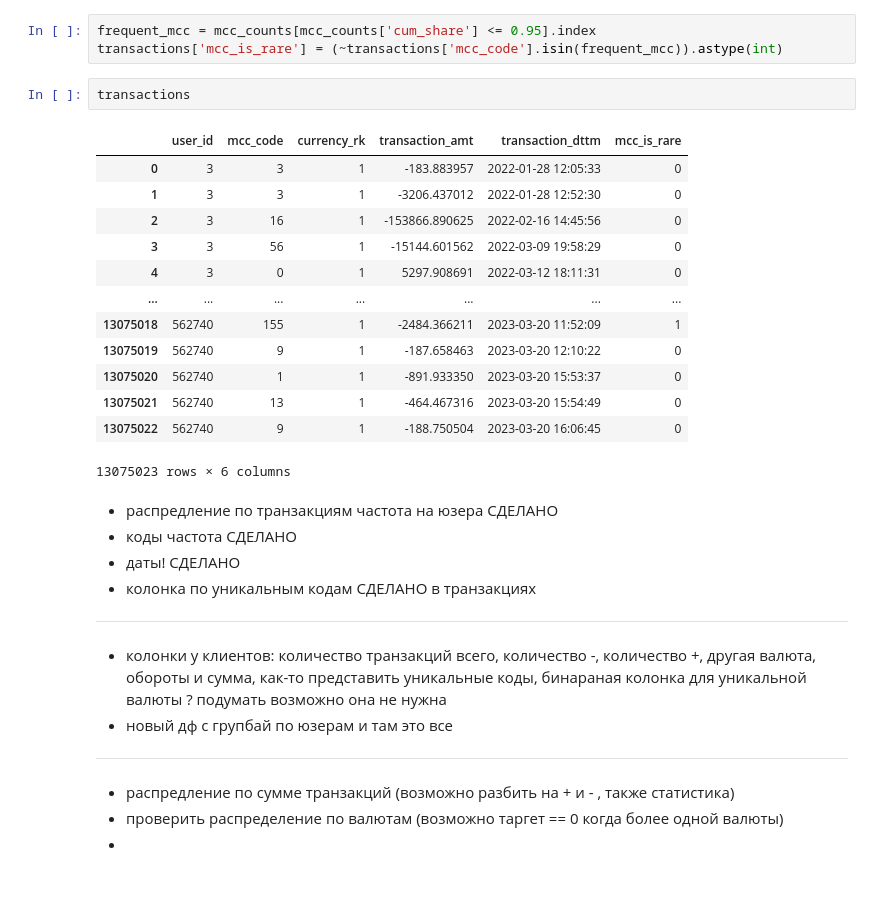
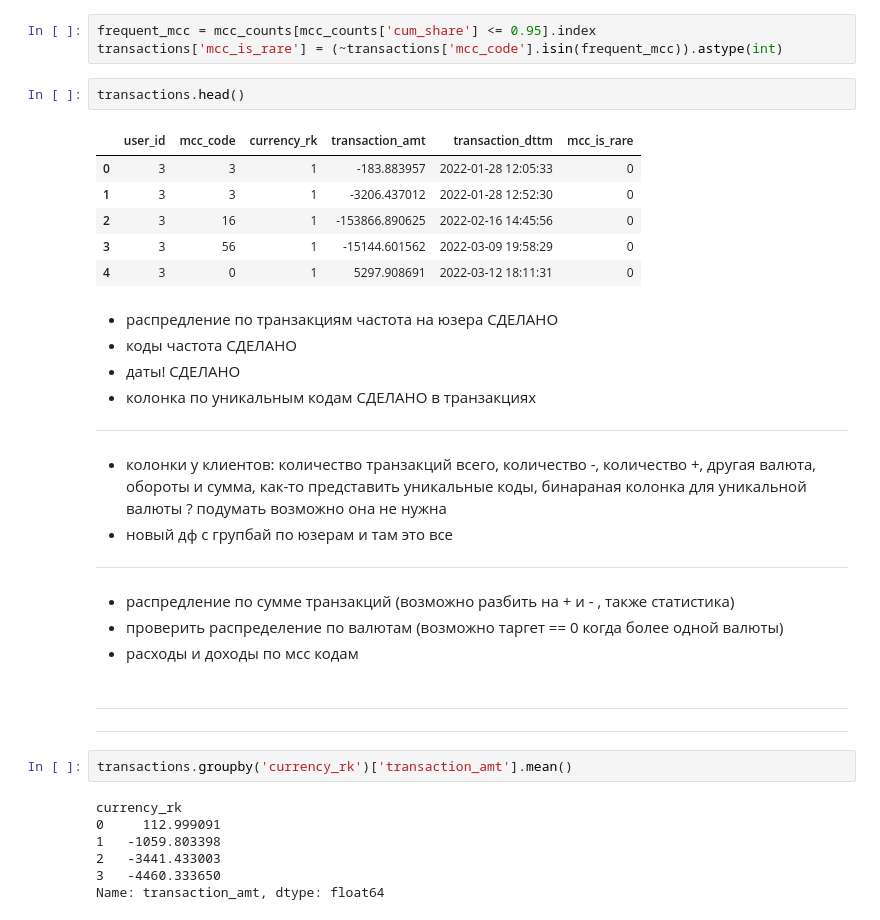
Before and after one commit to Lunalykaya/customer-churn-prediction, a Jupyter notebook: eda-churn.ipynb, the cells around one changed output. Drawn from its saved outputs; the diff is of its cells as text; blank space fills up the shorter version.

```diff
--- a/eda-churn.ipynb
+++ b/eda-churn.ipynb
@@ -1537,21 +1586,14 @@ mcc_counts[mcc_counts['cum_share'] <= 0.95].shape
 frequent_mcc = mcc_counts[mcc_counts['cum_share'] <= 0.95].index
 transactions['mcc_is_rare'] = (~transactions['mcc_code'].isin(frequent_mcc)).astype(int)
 # %%
-transactions
+transactions.head()
 # %% [output]
 |  | user_id | mcc_code | currency_rk | transaction_amt | transaction_dttm | mcc_is_rare |
 | 0 | 3 | 3 | 1 | -183.883957 | 2022-01-28 12:05:33 | 0 |
 | 1 | 3 | 3 | 1 | -3206.437012 | 2022-01-28 12:52:30 | 0 |
 | 2 | 3 | 16 | 1 | -153866.890625 | 2022-02-16 14:45:56 | 0 |
 | 3 | 3 | 56 | 1 | -15144.601562 | 2022-03-09 19:58:29 | 0 |
 | 4 | 3 | 0 | 1 | 5297.908691 | 2022-03-12 18:11:31 | 0 |
-| ... | ... | ... | ... | ... | ... | ... |
-| 13075018 | 562740 | 155 | 1 | -2484.366211 | 2023-03-20 11:52:09 | 1 |
-| 13075019 | 562740 | 9 | 1 | -187.658463 | 2023-03-20 12:10:22 | 0 |
-| 13075020 | 562740 | 1 | 1 | -891.933350 | 2023-03-20 15:53:37 | 0 |
-| 13075021 | 562740 | 13 | 1 | -464.467316 | 2023-03-20 15:54:49 | 0 |
-| 13075022 | 562740 | 9 | 1 | -188.750504 | 2023-03-20 16:06:45 | 0 |
-13075023 rows × 6 columns
 # %% [markdown]
 * распредление по транзакциям частота на юзера СДЕЛАНО
 * коды частота СДЕЛАНО
@@ -1563,4 +1605,16 @@ transactions
 ---
 * распредление по сумме транзакций (возможно разбить на + и - , также статистика)
 * проверить распределение по валютам (возможно таргет == 0 когда более одной валюты)
-*
+* расходы и доходы по мсс кодам
+# %% [markdown]
+---
+---
+# %%
+transactions.groupby('currency_rk')['transaction_amt'].mean()
+# %% [output]
+currency_rk
+0     112.999091
+1   -1059.803398
+2   -3441.433003
+3   -4460.333650
+Name: transaction_amt, dtype: float64
```
Also changed, not shown: parts of 5 cells of this notebook.
